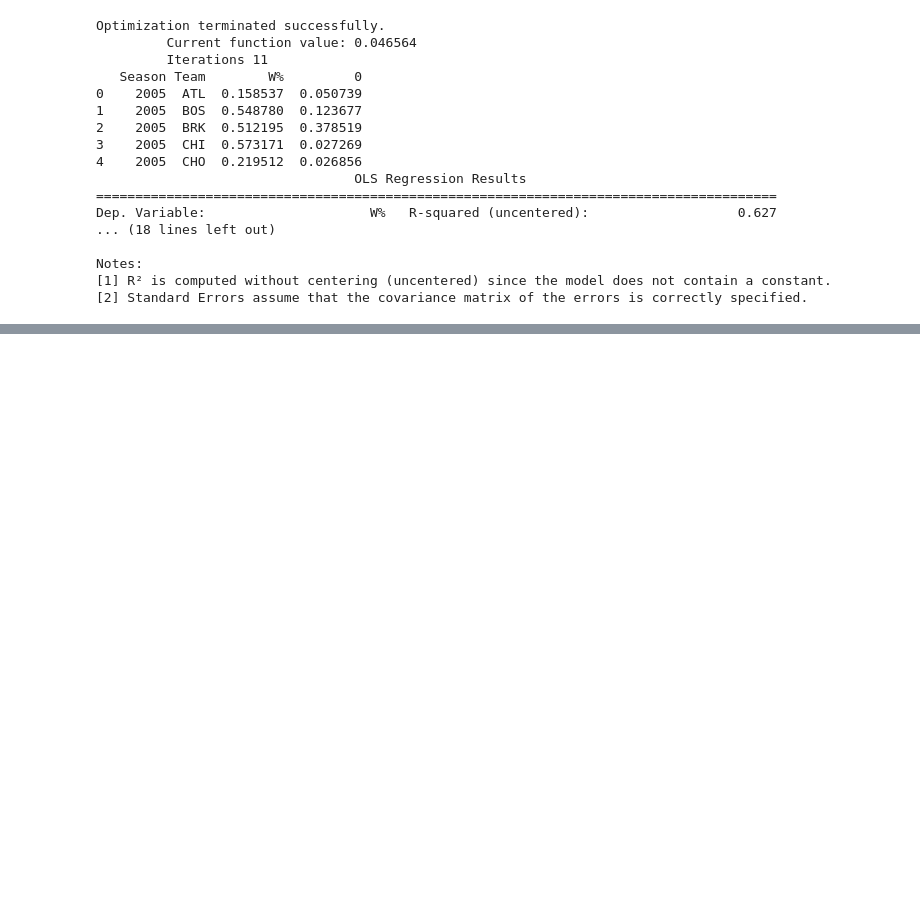
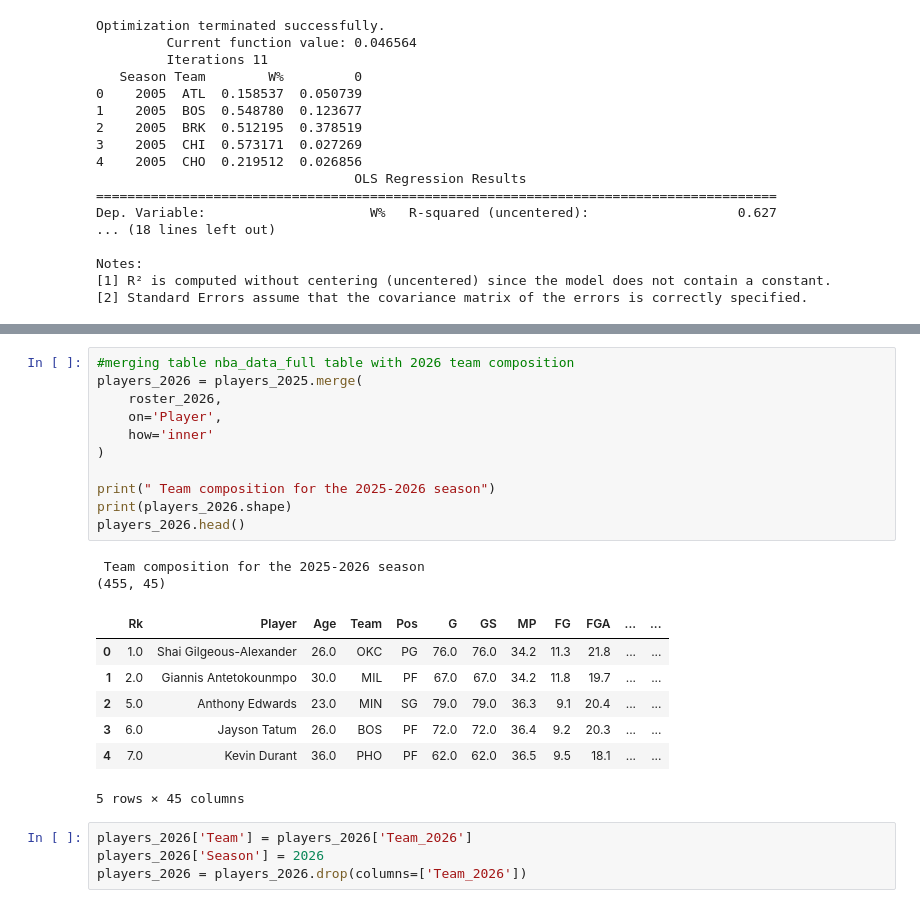
Before and after one commit to maadmaaax/Project_NBA_GroupM, a Jupyter notebook: Analyse_Principale.ipynb, the cells around one changed output, grey strips where cells are left out. Cells and saved outputs as stored; diff of their text form; blank space fills up the shorter version.

```diff
--- a/Analyse_Principale.ipynb
+++ b/Analyse_Principale.ipynb
@@ -523,0 +534,25 @@ Notes:
+# %%
+#merging table nba_data_full table with 2026 team composition
+players_2026 = players_2025.merge(
+    roster_2026,
+    on='Player',
+    how='inner'
+)
+
+print(" Team composition for the 2025-2026 season")
+print(players_2026.shape)
+players_2026.head()
+# %% [output]
+ Team composition for the 2025-2026 season
+(455, 45)
+|  | Rk | Player | Age | Team | Pos | G | GS | MP | FG | FGA | ... | ... |
+| 0 | 1.0 | Shai Gilgeous-Alexander | 26.0 | OKC | PG | 76.0 | 76.0 | 34.2 | 11.3 | 21.8 | ... | ... |
+| 1 | 2.0 | Giannis Antetokounmpo | 30.0 | MIL | PF | 67.0 | 67.0 | 34.2 | 11.8 | 19.7 | ... | ... |
+| 2 | 5.0 | Anthony Edwards | 23.0 | MIN | SG | 79.0 | 79.0 | 36.3 | 9.1 | 20.4 | ... | ... |
+| 3 | 6.0 | Jayson Tatum | 26.0 | BOS | PF | 72.0 | 72.0 | 36.4 | 9.2 | 20.3 | ... | ... |
+| 4 | 7.0 | Kevin Durant | 36.0 | PHO | PF | 62.0 | 62.0 | 36.5 | 9.5 | 18.1 | ... | ... |
+5 rows × 45 columns
+# %%
+players_2026['Team'] = players_2026['Team_2026']
+players_2026['Season'] = 2026
+players_2026 = players_2026.drop(columns=['Team_2026'])
```
Also changed, not shown: parts of 6 cells of this notebook.
